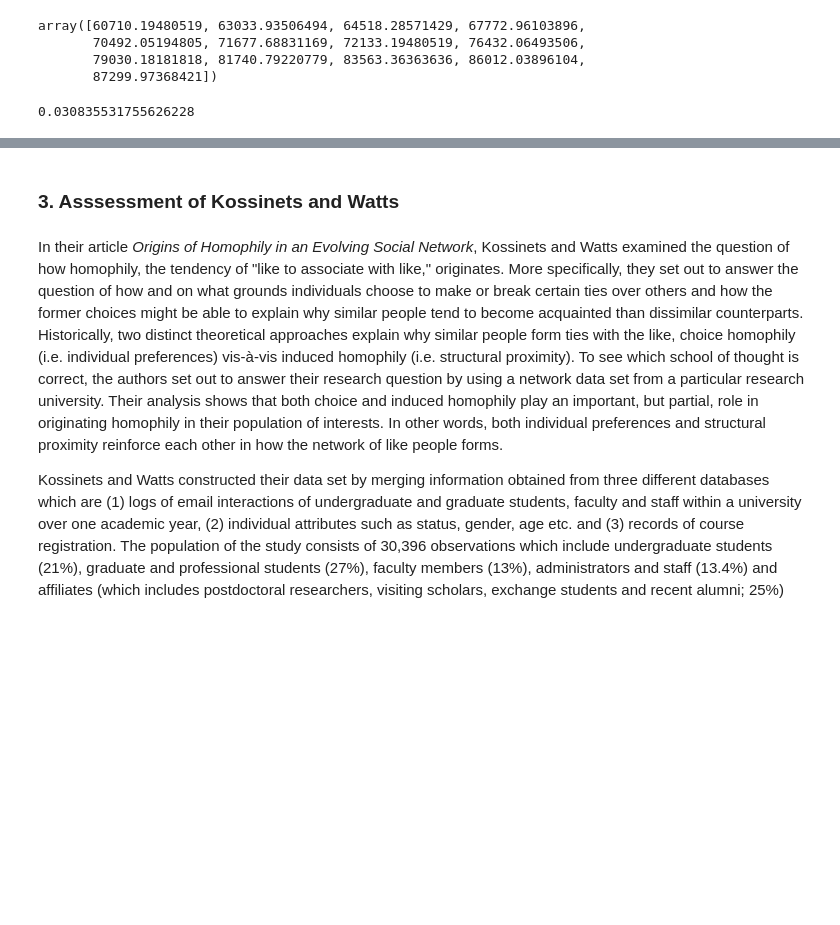
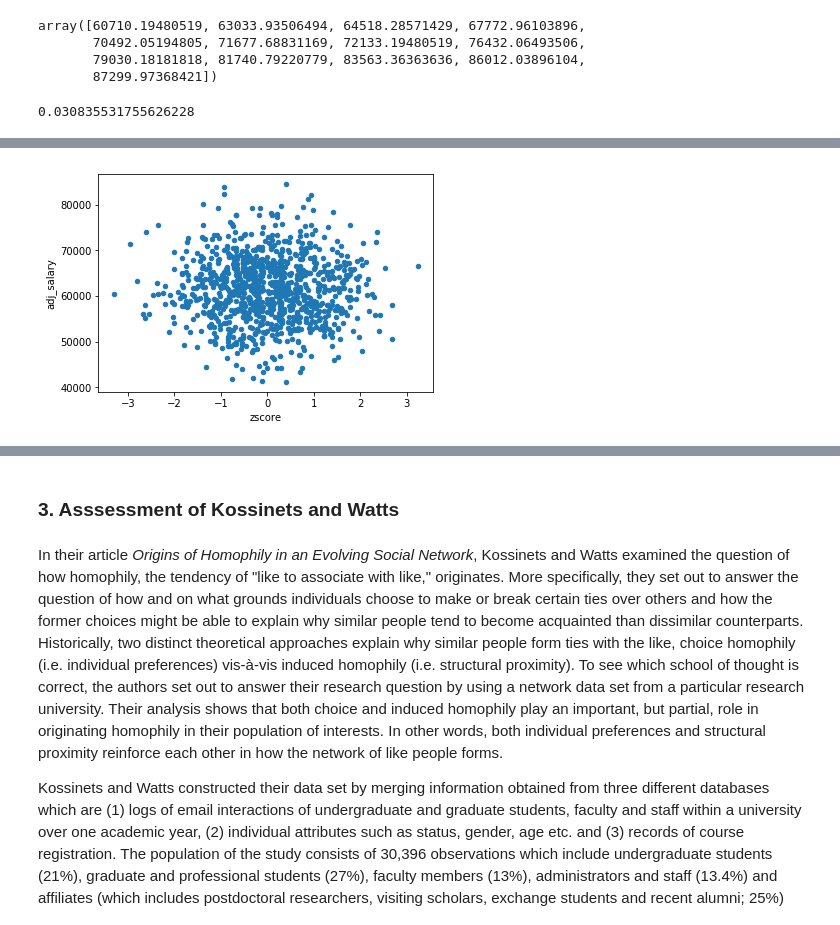
Before and after one commit to UC-MACSS/persp-analysis_A18, a Jupyter notebook: Assignments/A2/Sanittawan_Nikki_Tan_Assignment2.ipynb, the cells around one changed output, grey strips where cells are left out. Saved outputs shown, nothing was run; the diff lists cells and outputs as text; code cells hidden in the pictures; blank space fills up the shorter version.

```diff
--- a/Assignments/A2/Sanittawan_Nikki_Tan_Assignment2.ipynb
+++ b/Assignments/A2/Sanittawan_Nikki_Tan_Assignment2.ipynb
@@ -760,0 +821,8 @@ avg_growth_rate
+# %%
+# Make a diagnostic scatter plot
+adj_salary = income_intel['adj_salary']
+zscore = income_intel['zscore']
+income_intel.plot(x='zscore', y='adj_salary', kind='scatter')
+plt.show()
+# %% [output]
+[figure, added]
```
Also changed, not shown: parts of 12 cells of this notebook.
